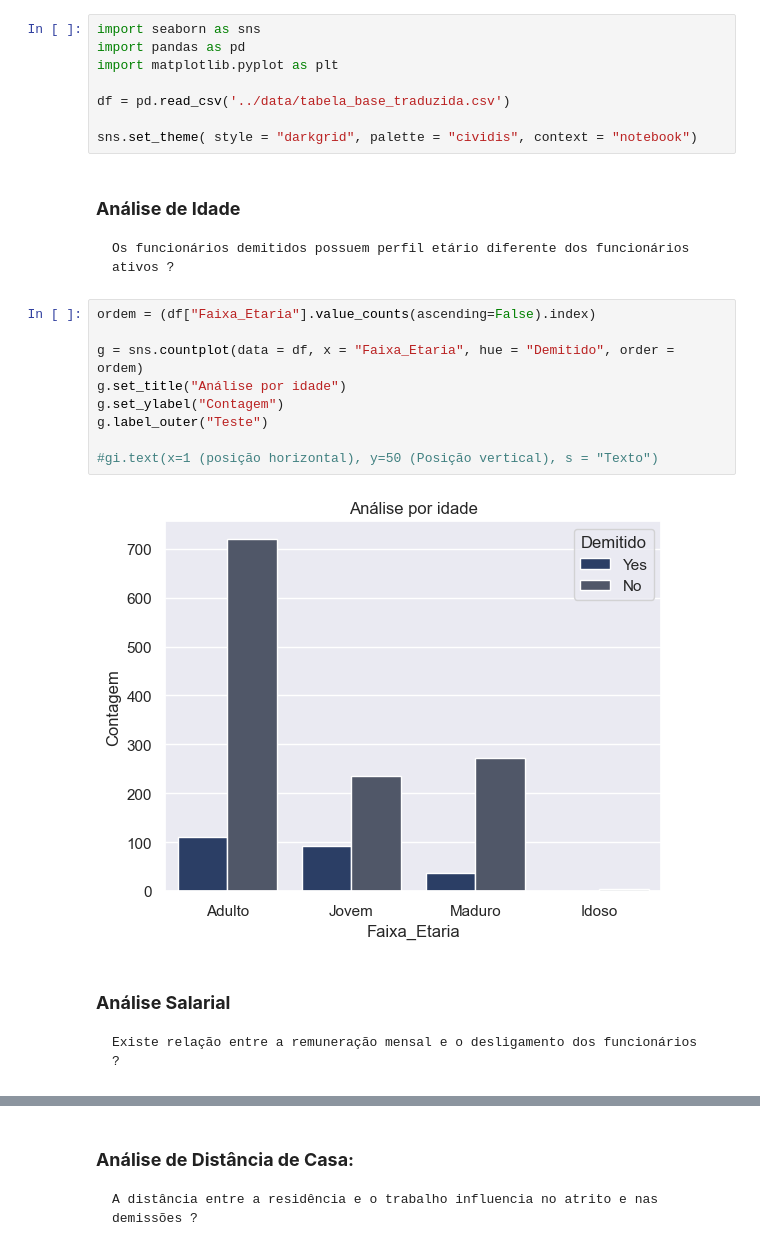
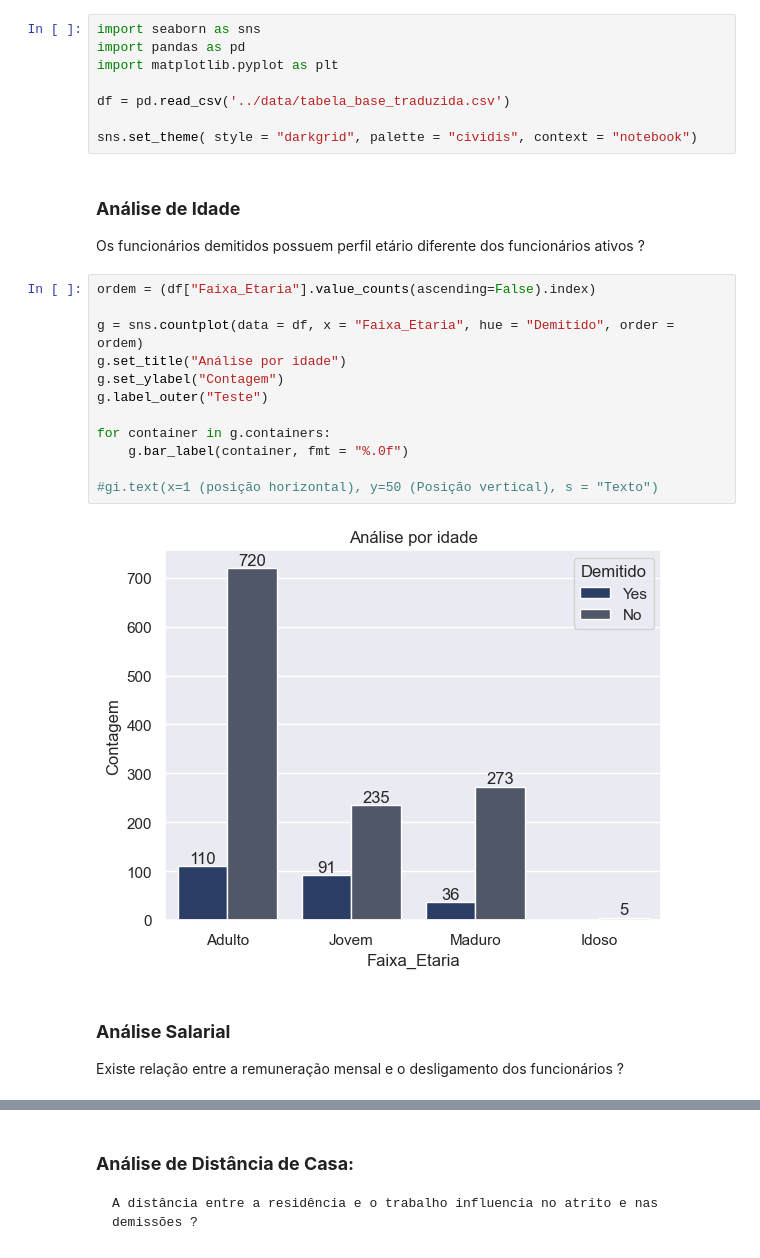
Before and after one commit to devigorll/analise_atrito, a Jupyter notebook: notebooks/03_diagnostico_estatistico_visual.ipynb, the cells around one changed output, grey strips where cells are left out. Drawn from its saved outputs; the diff is of its cells as text.

```diff
--- a/notebooks/03_diagnostico_estatistico_visual.ipynb
+++ b/notebooks/03_diagnostico_estatistico_visual.ipynb
@@ -46,21 +44,24 @@ df = pd.read_csv('../data/tabela_base_traduzida.csv')
 sns.set_theme( style = "darkgrid", palette = "cividis", context = "notebook")
 # %% [markdown]
 ### **Análise de Idade**
-    Os funcionários demitidos possuem perfil etário diferente dos funcionários ativos ?
+Os funcionários demitidos possuem perfil etário diferente dos funcionários ativos ?
 # %%
 ordem = (df["Faixa_Etaria"].value_counts(ascending=False).index)
 
 g = sns.countplot(data = df, x = "Faixa_Etaria", hue = "Demitido", order = ordem)
 g.set_title("Análise por idade")
 g.set_ylabel("Contagem")
 g.label_outer("Teste")
 
+for container in g.containers:
+    g.bar_label(container, fmt = "%.0f")
+
 #gi.text(x=1 (posição horizontal), y=50 (Posição vertical), s = "Texto")
 # %% [output]
-[figure, old version]
+[figure, new version]
 # %% [markdown]
 ### **Análise Salarial**
-    Existe relação entre a remuneração mensal e o desligamento dos funcionários ?
+Existe relação entre a remuneração mensal e o desligamento dos funcionários ?
 # %%
 ordem_demissao_cargo = (df[df["Demitido"] == "Yes"]["Cargo"].value_counts(ascending=False).index)
 
```
Also changed, not shown: parts of 16 cells of this notebook, 2 other files.
